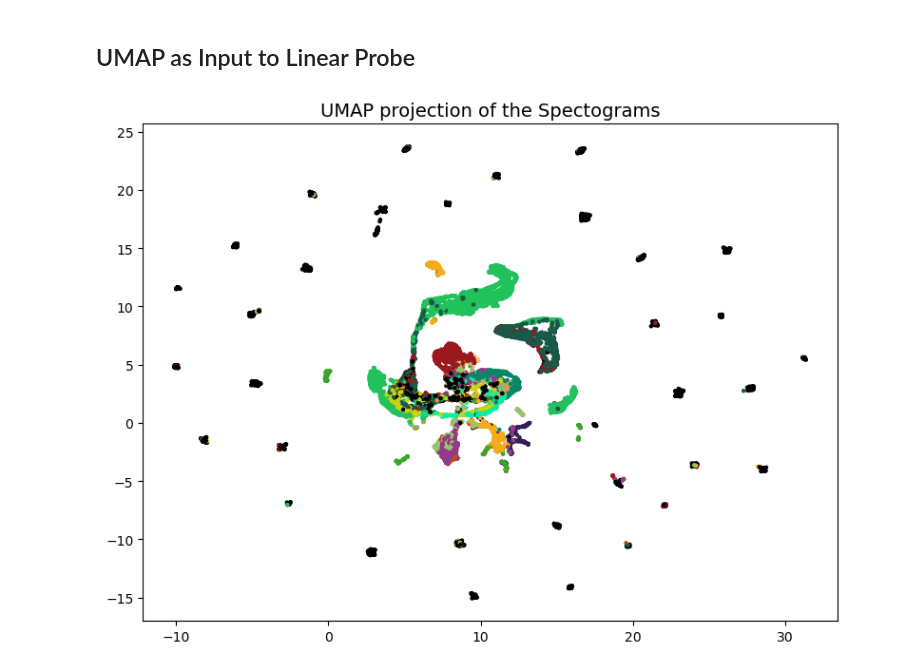
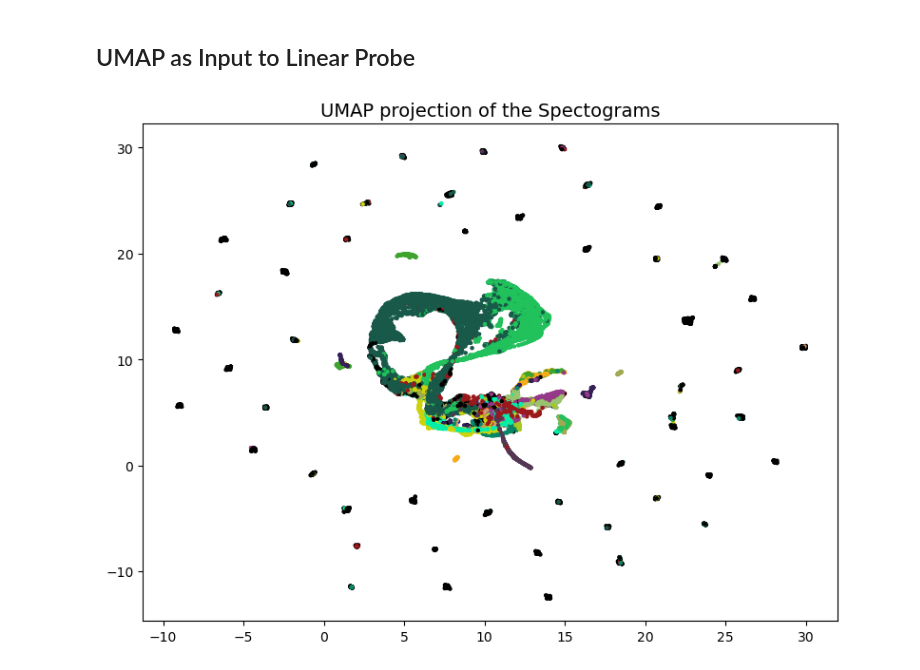
Before and after one commit to georgevenven/tweety_bert_paper, a Jupyter notebook: notebooks/Competing_Methods_FER.ipynb, the cells around one changed output. Saved outputs shown, nothing was run; the diff lists cells and outputs as text; code cells hidden in the pictures.

```diff
--- a/notebooks/Competing_Methods_FER.ipynb
+++ b/notebooks/Competing_Methods_FER.ipynb
@@ -34,7 +34,7 @@ test_dataset = SongDataSet_Image(test_dir, num_classes=21, psuedo_labels_generat
 
 collate_fn = CollateFunction(segment_length=1000)  # Adjust the segment length if needed
 
-train_loader = DataLoader(train_dataset, batch_size=16, shuffle=True, collate_fn=collate_fn)
+train_loader = DataLoader(train_dataset, batch_size=4, shuffle=True, collate_fn=collate_fn)
 test_loader = DataLoader(test_dataset, batch_size=4, shuffle=True, collate_fn=collate_fn)
 # %% [markdown]
 ## UMAP as Input to Linear Probe
@@ -59,11 +59,11 @@ for i,  (data, ground_truth_label, _) in enumerate(train_loader):
     list_of_data.append(data)
     list_of_ground_truth.append(ground_truth_label)
 
-    if i > 0:
+    if i > 10:
         break
 
-list_of_data = list_of_data[:1000]
-list_of_ground_truth = list_of_ground_truth[:1000]
+list_of_data = list_of_data[:10000]
+list_of_ground_truth = list_of_ground_truth[:10000]
 
 
 list_of_data = np.concatenate(list_of_data, axis=0)
@@ -71,34 +71,34 @@ list_of_ground_truth = np.concatenate(list_of_ground_truth, axis=0)
 
 # color stuff #
 file_path = "/home/george-vengrovski/Documents/projects/tweety_bert_cluster/project/category_colors_llb3.pkl"
 with open(file_path, 'rb') as file:
     color_map_data = pickle.load(file)
 
 label_to_color = {label: tuple(color) for label, color in color_map_data.items()}
 
 colors_for_points = []
 for label_row in list_of_ground_truth:
     if label_row.ndim > 0:
         # If label_row is iterable (more than one dimension)
         row_colors = [label_to_color[int(lbl)] for lbl in label_row]
         avg_color = np.mean(row_colors, axis=0)
     else:
         # If label_row is a single integer (one dimension)
         avg_color = label_to_color[int(label_row)]
     colors_for_points.append(avg_color)
 
 
 reducer = umap.UMAP(random_state=42, n_neighbors=15, min_dist=0.05, n_components=2, metric='euclidean')
 embedding_outputs = reducer.fit_transform(list_of_data)
 
 # Create the plot
 fig = plt.figure(figsize=(8, 6))
 plt.scatter(embedding_outputs[:, 0], embedding_outputs[:, 1], s=5, c=colors_for_points)
 plt.title(f'UMAP projection of the Spectograms', fontsize=14)
 plt.tight_layout()
 plt.show()
 # %% [output]
-[figure, old version]
+[figure, new version]
 # %%
 from linear_probe import LinearProbeModel, LinearProbeTrainer
 
```
Also changed, not shown: parts of 2 cells of this notebook, 3 other files.
